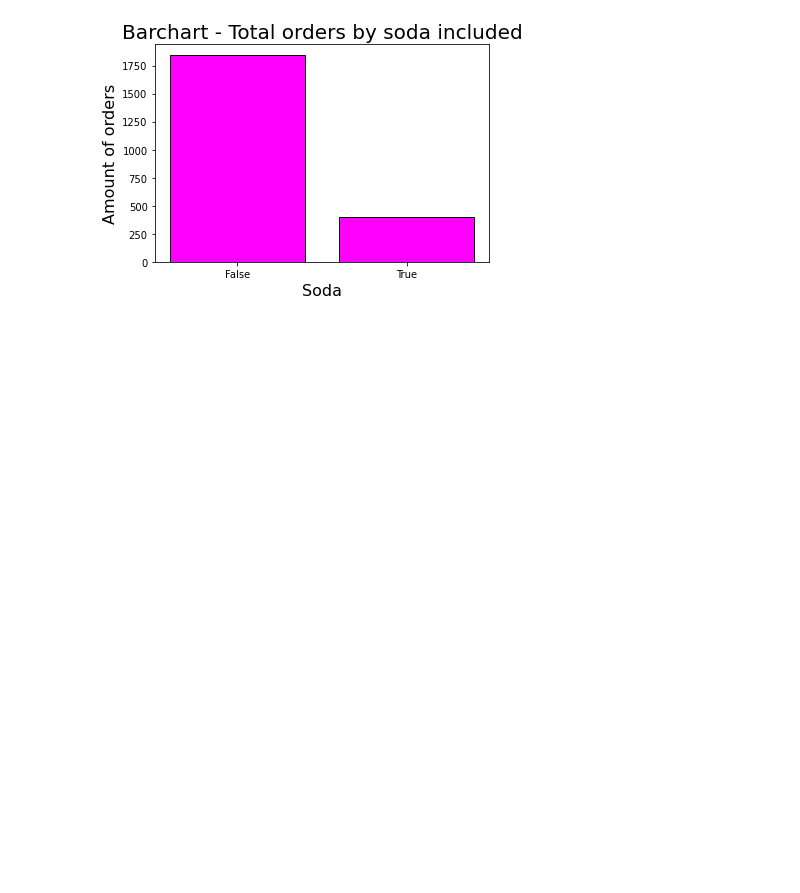
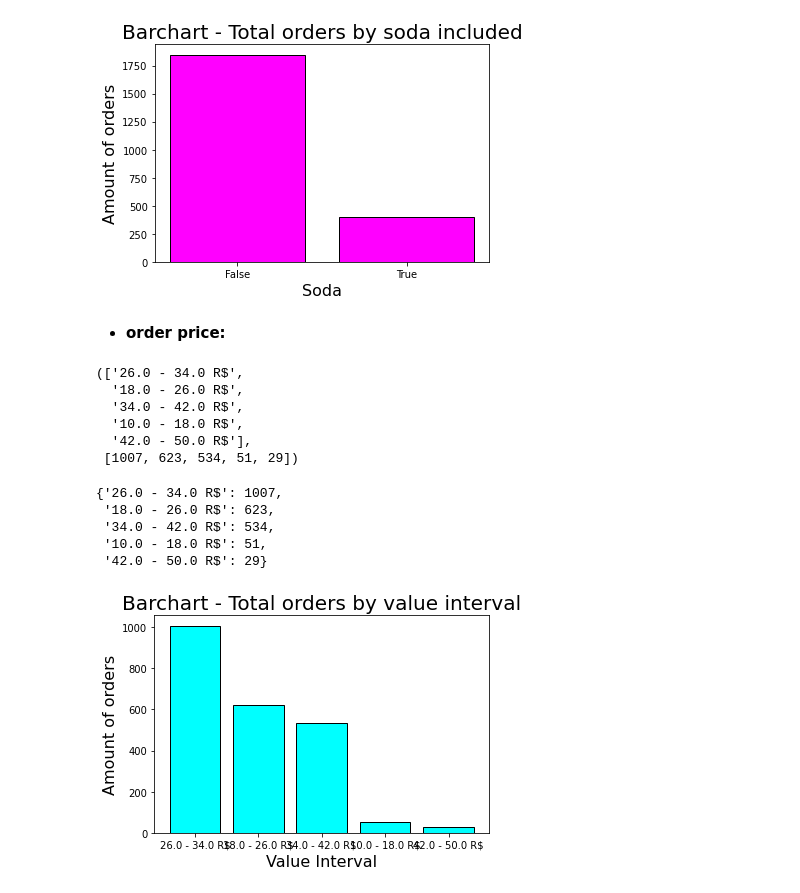
Before and after one commit to victor-s-santos/discovering-association-rules, a Jupyter notebook: 02-pizzeria/charts.ipynb, the cells around one changed output. Saved outputs shown, nothing was run; the diff lists cells and outputs as text; code cells hidden in the pictures; blank space fills up the shorter version.

Commit message:
Total orders by Total orders by value interval

```diff
--- a/02-pizzeria/charts.ipynb
+++ b/02-pizzeria/charts.ipynb
@@ -109,3 +109,34 @@ plt.title('Barchart - Total orders by soda included',fontsize=20)
 plt.show()
 # %% [output]
 [figure]
+# %% [markdown]
+* __order price:__
+# %%
+value_intervalX = list(data['intervalo_valor'].value_counts().keys())
+value_intervalY= list(data['intervalo_valor'].value_counts())
+value_intervalX, value_intervalY
+# %% [output]
+(['26.0 - 34.0 R$',
+  '18.0 - 26.0 R$',
+  '34.0 - 42.0 R$',
+  '10.0 - 18.0 R$',
+  '42.0 - 50.0 R$'],
+ [1007, 623, 534, 51, 29])
+# %%
+value_interval = dict(zip(value_intervalX, value_intervalY))
+value_interval
+# %% [output]
+{'26.0 - 34.0 R$': 1007,
+ '18.0 - 26.0 R$': 623,
+ '34.0 - 42.0 R$': 534,
+ '10.0 - 18.0 R$': 51,
+ '42.0 - 50.0 R$': 29}
+# %%
+plt.bar(range(len(value_interval)), list(value_interval.values()), color='cyan',edgecolor='black')
+plt.xticks(range(len(value_interval)), list(value_interval.keys()))
+plt.xlabel('Value Interval', fontsize=16)
+plt.ylabel('Amount of orders', fontsize=16)
+plt.title('Barchart - Total orders by value interval',fontsize=20)
+plt.show()
+# %% [output]
+[figure, added]
```
